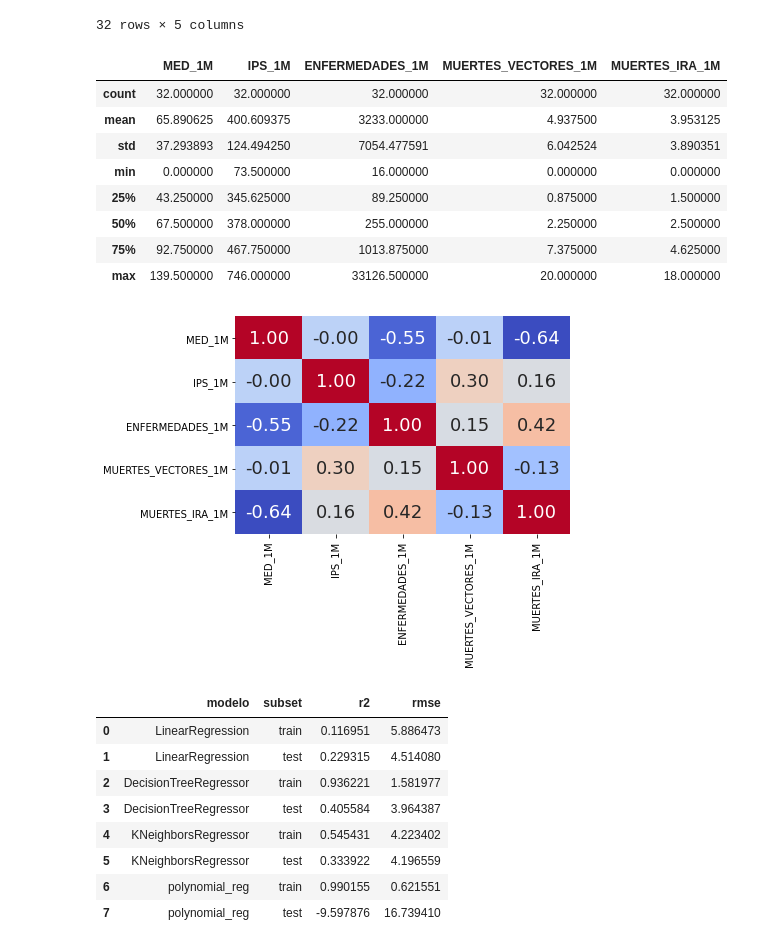
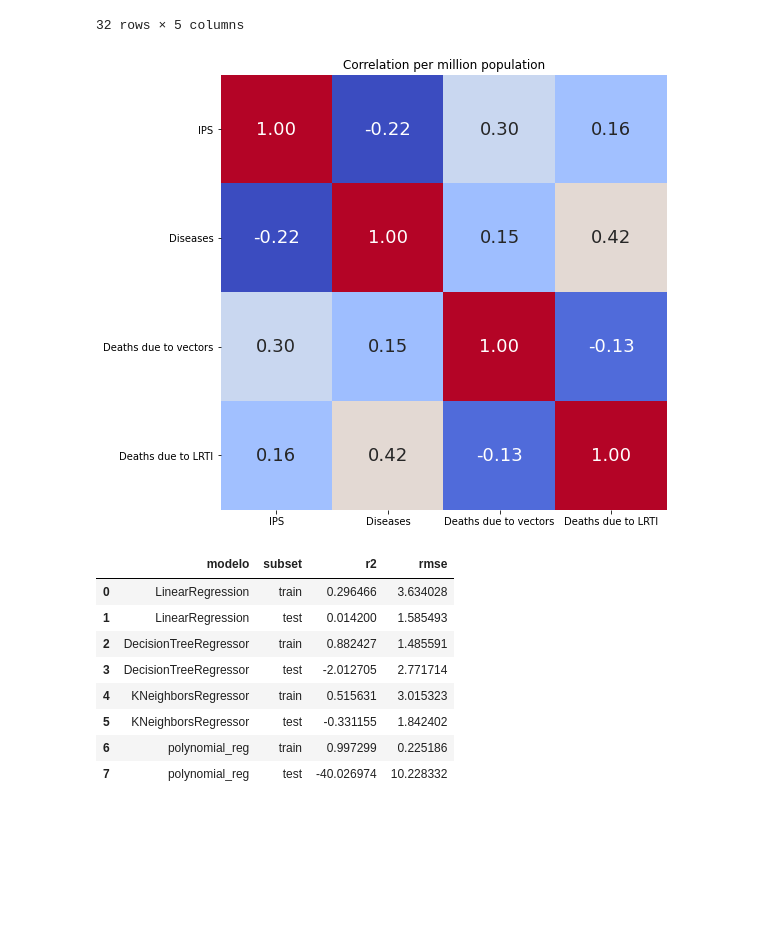
Before and after one commit to Santivg/DS4A-Team14, a Jupyter notebook: notebooks/EDA_combinado.ipynb, the cells around one changed output. Cells and saved outputs as stored; diff of their text form; code cells hidden in the pictures; blank space fills up the shorter version.

```diff
--- a/notebooks/EDA_combinado.ipynb
+++ b/notebooks/EDA_combinado.ipynb
@@ -824,23 +824,25 @@ data_merge_agg
 | Vaupés | 0.0 | 361.5 | 7139.5 | 0.0 | 18.0 |
 | Vichada | 9.0 | 281.5 | 8260.0 | 7.0 | 9.0 |
 32 rows × 5 columns
-# %%
-data_merge_agg.describe()
-# %% [output]
-|  | MED_1M | IPS_1M | ENFERMEDADES_1M | MUERTES_VECTORES_1M | MUERTES_IRA_1M |
-| count | 32.000000 | 32.000000 | 32.000000 | 32.000000 | 32.000000 |
-| mean | 65.890625 | 400.609375 | 3233.000000 | 4.937500 | 3.953125 |
-| std | 37.293893 | 124.494250 | 7054.477591 | 6.042524 | 3.890351 |
-| min | 0.000000 | 73.500000 | 16.000000 | 0.000000 | 0.000000 |
-| 25% | 43.250000 | 345.625000 | 89.250000 | 0.875000 | 1.500000 |
-| 50% | 67.500000 | 378.000000 | 255.000000 | 2.250000 | 2.500000 |
-| 75% | 92.750000 | 467.750000 | 1013.875000 | 7.375000 | 4.625000 |
-| max | 139.500000 | 746.000000 | 33126.500000 | 20.000000 | 18.000000 |
+# %%
+data_merge_agg=data_merge_agg.drop(columns='MED_1M')
+# %%
+heat_labels=[
+                'IPS',
+                'Diseases',
+                'Deaths due to vectors',
+                'Deaths due to LRTI',
+            ]
 # %%
-sns.heatmap(data_merge_agg.corr(), cbar = False, annot= True, fmt= '.2f',annot_kws={'size': 18}, cmap= 'coolwarm')
-plt.xticks(rotation=90);
+plt.figure(figsize=(8,8))
+sns.heatmap(data_merge_agg.corr(), cbar = False, annot= True, fmt= '.2f',annot_kws={'size': 18}, cmap= 'coolwarm',
+           xticklabels= heat_labels,
+           yticklabels= heat_labels,)
+plt.title('Correlation per million population')
+plt.savefig('../images/Correlation per million population.jpg', dpi=300, bbox_inches='tight', pad_inches=0.3)
+plt.xticks(rotation=0);
 # %% [output]
-[figure, old version]
+[figure, new version]
 # %%
 X=data_merge_agg.iloc[:,0:3]
 y=data_merge_agg.iloc[:,3]
@@ -907,11 +909,11 @@ for i, model in enumerate(lista_modelos):
 df_resultados
 # %% [output]
 |  | modelo | subset | r2 | rmse |
-| 0 | LinearRegression | train | 0.116951 | 5.886473 |
-| 1 | LinearRegression | test | 0.229315 | 4.514080 |
-| 2 | DecisionTreeRegressor | train | 0.936221 | 1.581977 |
-| 3 | DecisionTreeRegressor | test | 0.405584 | 3.964387 |
-| 4 | KNeighborsRegressor | train | 0.545431 | 4.223402 |
-| 5 | KNeighborsRegressor | test | 0.333922 | 4.196559 |
-| 6 | polynomial_reg | train | 0.990155 | 0.621551 |
-| 7 | polynomial_reg | test | -9.597876 | 16.739410 |
+| 0 | LinearRegression | train | 0.296466 | 3.634028 |
+| 1 | LinearRegression | test | 0.014200 | 1.585493 |
+| 2 | DecisionTreeRegressor | train | 0.882427 | 1.485591 |
+| 3 | DecisionTreeRegressor | test | -2.012705 | 2.771714 |
+| 4 | KNeighborsRegressor | train | 0.515631 | 3.015323 |
+| 5 | KNeighborsRegressor | test | -0.331155 | 1.842402 |
+| 6 | polynomial_reg | train | 0.997299 | 0.225186 |
+| 7 | polynomial_reg | test | -40.026974 | 10.228332 |
```
Also changed, not shown: 1 other file.
